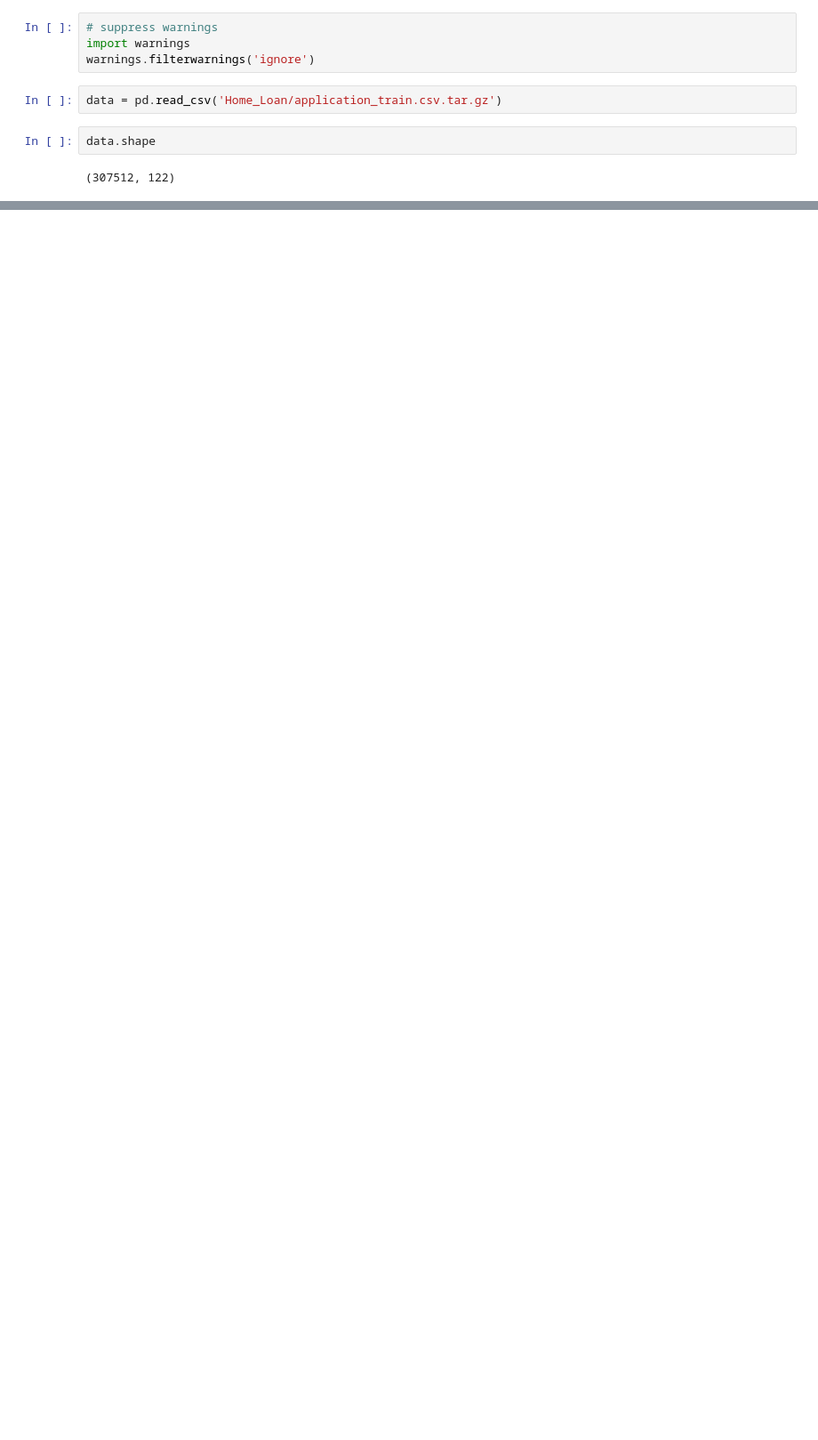
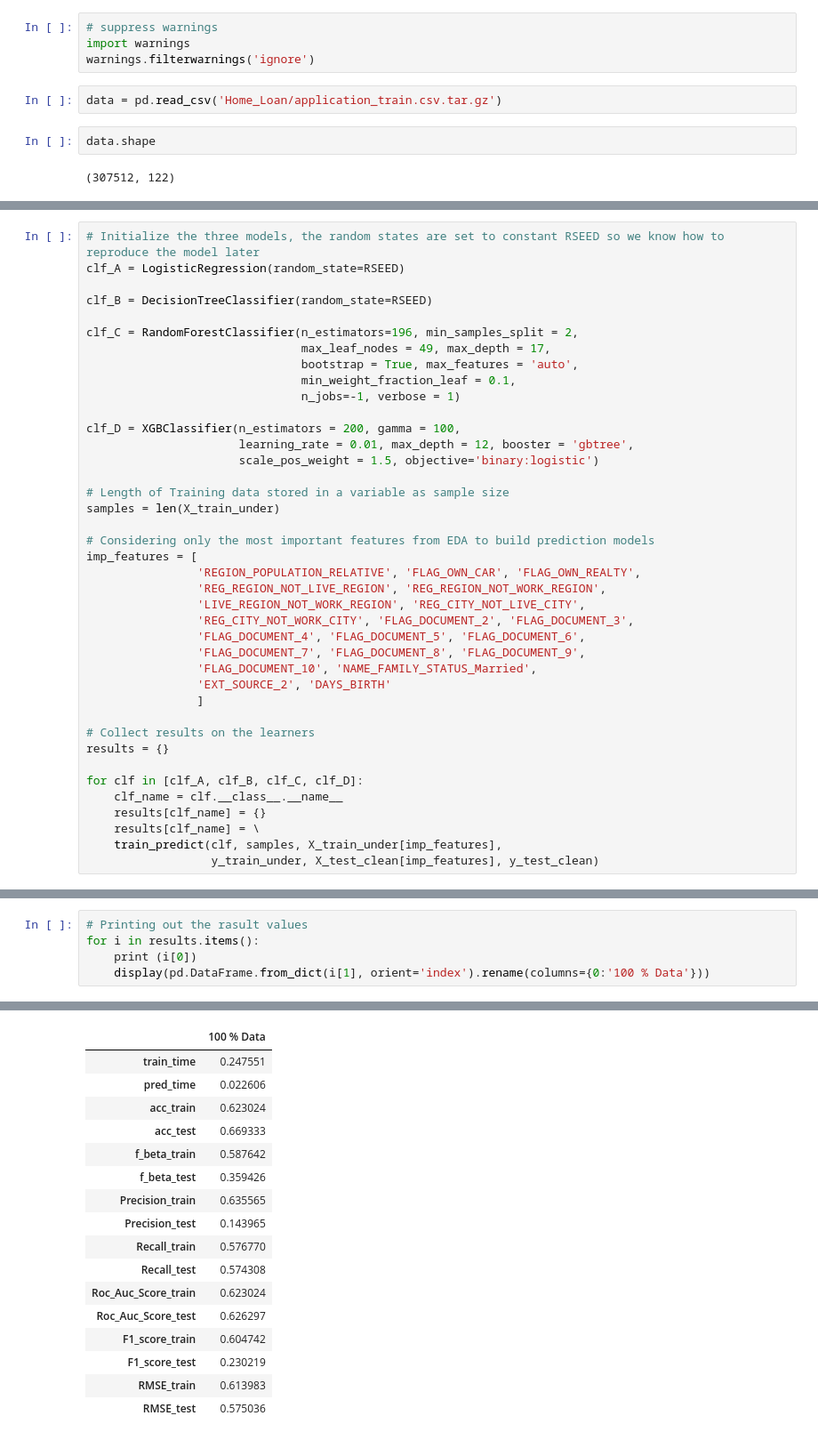
Before and after one commit to chandrakanthHA/Home_Credit, a Jupyter notebook: MODEL.ipynb, the cells around one changed output, grey strips where cells are left out. Shown at 89% size. Cells and saved outputs as stored; diff of their text form; blank space fills up the shorter version.

Commit message:
Best modelling notebook finished

```diff
--- a/MODEL.ipynb
+++ b/MODEL.ipynb
@@ -528,0 +296,40 @@ print(confusion_matrix(y_test, test_rf_predictions))
+# %%
+# Initialize the three models, the random states are set to constant RSEED so we know how to reproduce the model later
+clf_A = LogisticRegression(random_state=RSEED)
+
+clf_B = DecisionTreeClassifier(random_state=RSEED)
+
+clf_C = RandomForestClassifier(n_estimators=196, min_samples_split = 2,
+                               max_leaf_nodes = 49, max_depth = 17,
+                               bootstrap = True, max_features = 'auto',
+                               min_weight_fraction_leaf = 0.1,
+                               n_jobs=-1, verbose = 1)
+
+clf_D = XGBClassifier(n_estimators = 200, gamma = 100,
+                      learning_rate = 0.01, max_depth = 12, booster = 'gbtree',
+                      scale_pos_weight = 1.5, objective='binary:logistic')
+
+# Length of Training data stored in a variable as sample size
+samples = len(X_train_under)
+
+# Considering only the most important features from EDA to build prediction models
+imp_features = [
+                'REGION_POPULATION_RELATIVE', 'FLAG_OWN_CAR', 'FLAG_OWN_REALTY',
+                'REG_REGION_NOT_LIVE_REGION', 'REG_REGION_NOT_WORK_REGION',
+                'LIVE_REGION_NOT_WORK_REGION', 'REG_CITY_NOT_LIVE_CITY',
+                'REG_CITY_NOT_WORK_CITY', 'FLAG_DOCUMENT_2', 'FLAG_DOCUMENT_3',
+                'FLAG_DOCUMENT_4', 'FLAG_DOCUMENT_5', 'FLAG_DOCUMENT_6',
+                'FLAG_DOCUMENT_7', 'FLAG_DOCUMENT_8', 'FLAG_DOCUMENT_9',
+                'FLAG_DOCUMENT_10', 'NAME_FAMILY_STATUS_Married',
+                'EXT_SOURCE_2', 'DAYS_BIRTH'
+                ]
+
+# Collect results on the learners
+results = {}
+
+for clf in [clf_A, clf_B, clf_C, clf_D]:
+    clf_name = clf.__class__.__name__
+    results[clf_name] = {}
+    results[clf_name] = \
+    train_predict(clf, samples, X_train_under[imp_features],
+                  y_train_under, X_test_clean[imp_features], y_test_clean)
@@ -528,0 +371,6 @@ print(confusion_matrix(y_test, test_rf_predictions))
+# %%
+# Printing out the rasult values
+for i in results.items():
+    print (i[0])
+    display(pd.DataFrame.from_dict(i[1], orient='index').rename(columns={0:'100 % Data'}))
+# %% [output]
@@ -528,0 +378,17 @@ print(confusion_matrix(y_test, test_rf_predictions))
+|  | 100 % Data |
+| train_time | 0.247551 |
+| pred_time | 0.022606 |
+| acc_train | 0.623024 |
+| acc_test | 0.669333 |
+| f_beta_train | 0.587642 |
+| f_beta_test | 0.359426 |
+| Precision_train | 0.635565 |
+| Precision_test | 0.143965 |
+| Recall_train | 0.576770 |
+| Recall_test | 0.574308 |
+| Roc_Auc_Score_train | 0.623024 |
+| Roc_Auc_Score_test | 0.626297 |
+| F1_score_train | 0.604742 |
+| F1_score_test | 0.230219 |
+| RMSE_train | 0.613983 |
+| RMSE_test | 0.575036 |
```
Also changed, not shown: parts of 50 cells of this notebook.
